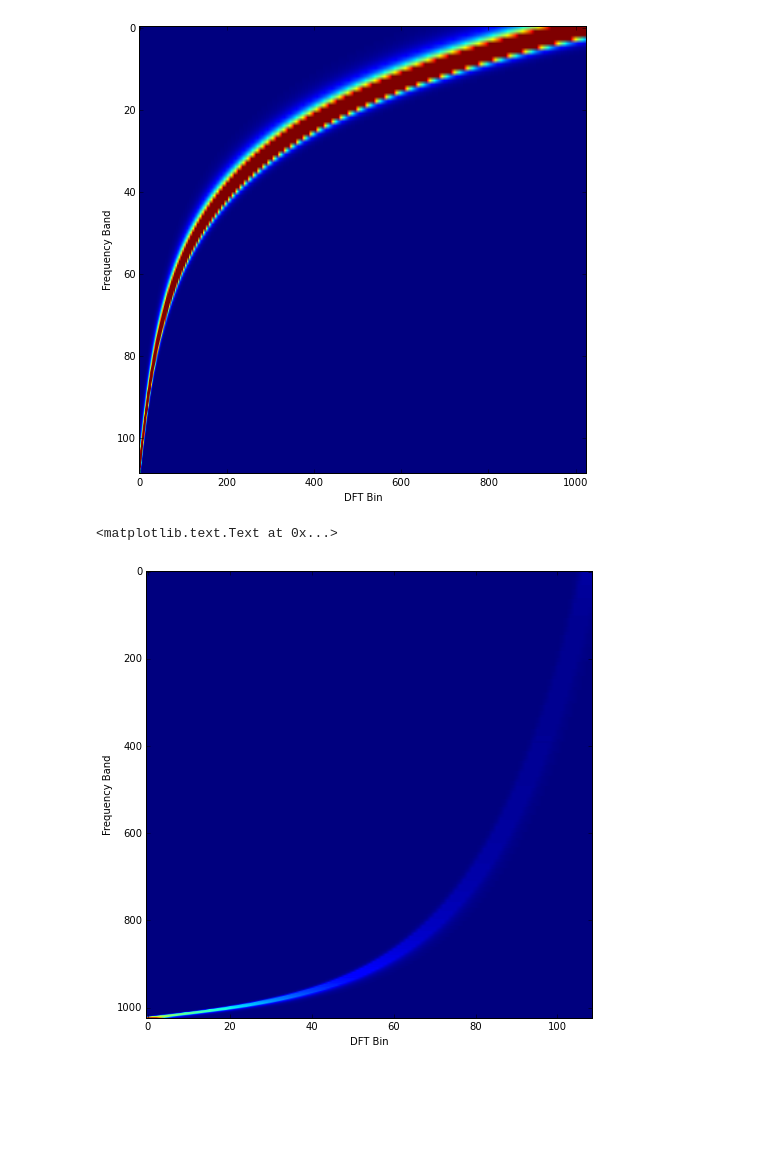
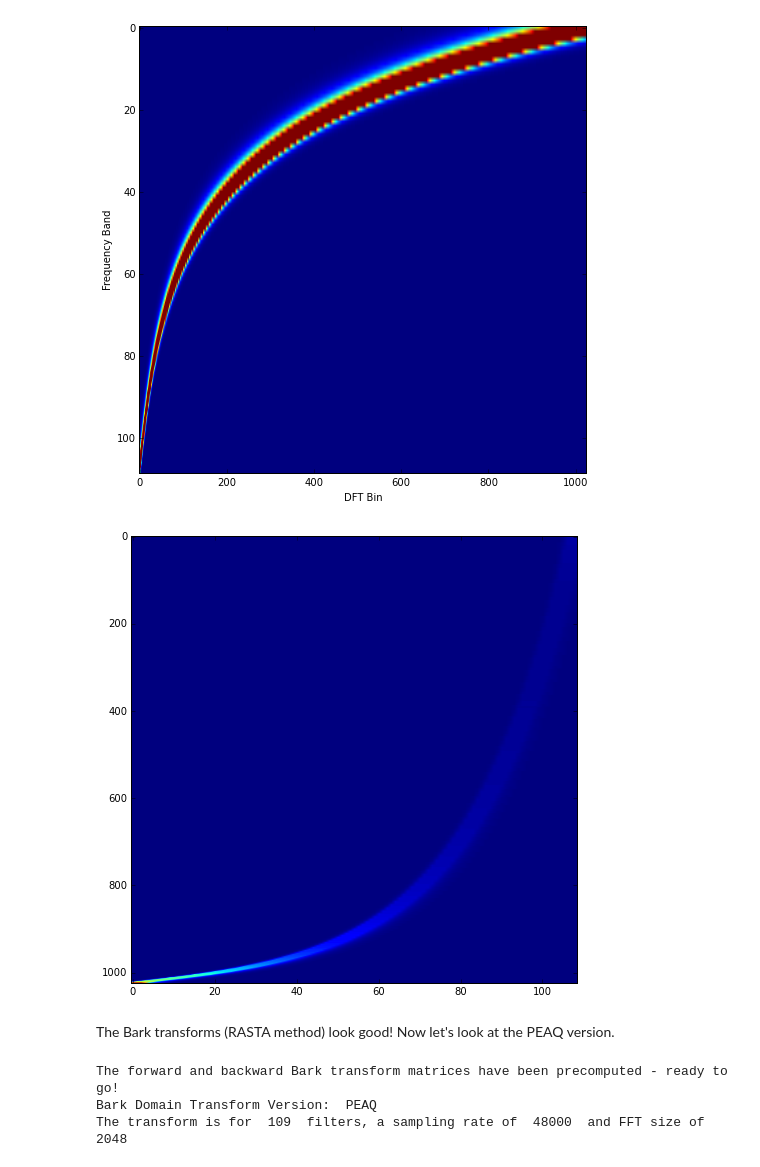
Before and after one commit to stephencwelch/Perceptual-Coding-In-Python, a Jupyter notebook: Bark Domain Transform.ipynb, the cells around one changed output. Saved outputs shown, nothing was run; the diff lists cells and outputs as text; code cells hidden in the pictures; blank space fills up the shorter version.

Commit message:
created Bark class

```diff
--- a/Bark Domain Transform.ipynb
+++ b/Bark Domain Transform.ipynb
@@ -100,8 +252,9 @@ class Bark:
 nfft=2048
 fs=48000
 nfilts=109
+version = 'rasta'
 
 # Instantiate a Bark class object
-B = Bark(nfft, fs, nfilts)
+B_rasta = Bark(nfft, fs, nfilts, version)
 # %% [output]
 The forward and backward Bark transform matrices have been precomputed - ready to go!
@@ -119,11 +274,10 @@ ylabel('Frequency Band')
 # %%
 fig = plt.figure(0, (8,8))
 
 ax = fig.add_subplot(111)
-ax.imshow(flipud(B.W_inv))
+ax.imshow(flipud(B_rasta.W_inv))
 ax.set_aspect('auto')
 #xlabel('DFT Bin')
 #ylabel('Frequency Band')
 # %% [output]
-<matplotlib.text.Text at 0x...>
-[figure, old version]
+[figure, new version]
@@ -131,0 +284,15 @@ The Bark transforms look good! Now to test the class a
+# %% [markdown]
+The Bark transforms (RASTA method) look good! Now let's look at the PEAQ version.
+# %%
+# Define the parameters
+nfft=2048
+fs=48000
+nfilts=109
+version = 'peaq'
+
+# Instantiate a Bark class object
+B_peaq = Bark(nfft, fs, nfilts, version)
+# %% [output]
+The forward and backward Bark transform matrices have been precomputed - ready to go!
+Bark Domain Transform Version:  PEAQ
+The transform is for  109  filters, a sampling rate of  48000  and FFT size of  2048
```
Also changed, not shown: parts of 35 cells of this notebook, 2 other files.
